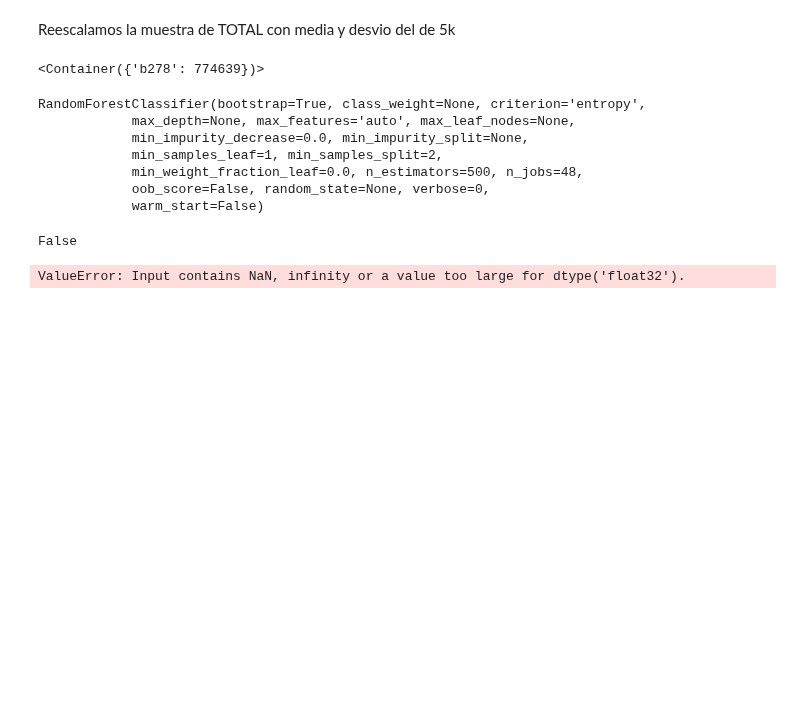
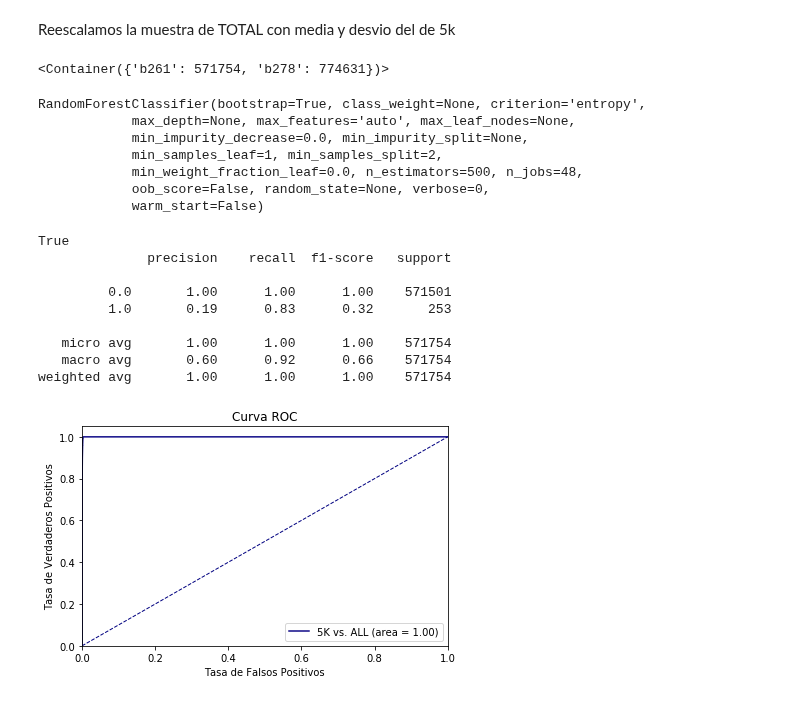
Before and after one commit to carpyncho/vvv_gen_catalog, a Jupyter notebook: 10_train5_testALL.ipynb, the cells around one changed output. Drawn from its saved outputs; the diff is of its cells as text; code cells hidden in the pictures; blank space fills up the shorter version.

```diff
--- a/10_train5_testALL.ipynb
+++ b/10_train5_testALL.ipynb
@@ -68,9 +71,16 @@ Reescalamos la muestra de TOTAL con media y desvio del de 5k
 # %%
 skl = pickle.load(open("data/o3o4vZ/scalers/scaler_5k.pkl"))
 # %%
+def to_float32(df):
+    df = df.copy()
+    df[X_columns] = df[X_columns].apply(pd.to_numeric, downcast='float')
+    df = df[~df.Period_fit.isin([-np.inf, np.inf])]
+    return df
+
 sample = pd.read_pickle("data/o3o4vZ/nonull/sALL.pkl.bz2")
 
 sample[X_columns] = skl.transform(sample[X_columns])
+sample = to_float32(sample)
 
 sample["tile"] = sample["id"].apply(lambda i: "b" + str(i)[1:4])
 sample["cls"] = sample.vs_type.apply(lambda x: 0 if x == "" else 1)
@@ -81,7 +91,7 @@ test = Container({k: grouped.get_group(k).copy() for k in grouped.groups.keys()}
 del grouped, sample
 test
 # %% [output]
-<Container({'b278': 774639})>
+<Container({'b261': 571754, 'b278': 774631})>
 # %%
 cpu = joblib.cpu_count()
 clf_med = RandomForestClassifier(n_estimators=500, criterion="entropy", n_jobs=cpu)
@@ -95,9 +105,18 @@ RandomForestClassifier(bootstrap=True, class_weight=None, criterion='entropy',
             oob_score=False, random_state=None, verbose=0,
             warm_start=False)
 # %%
-result_med = run_test(clf_med, test.b278, X_columns, "cls")
+result_med = run_test(clf_med, test.b261, X_columns, "cls")
 # %% [output]
-False
+True
+              precision    recall  f1-score   support
+
+         0.0       1.00      1.00      1.00    571501
+         1.0       0.19      0.83      0.32       253
+
+   micro avg       1.00      1.00      1.00    571754
+   macro avg       0.60      0.92      0.66    571754
+weighted avg       1.00      1.00      1.00    571754
-ValueError: Input contains NaN, infinity or a value too large for dtype('float32').
 # %%
-roc({"5K vs. 20K": result_med, "2.5K vs. 20K": result_small})
+roc({"5K vs. ALL": result_med})
+# %% [output]
+[figure, added]
```
Also changed, not shown: parts of 12 cells of this notebook, 12 other files.
